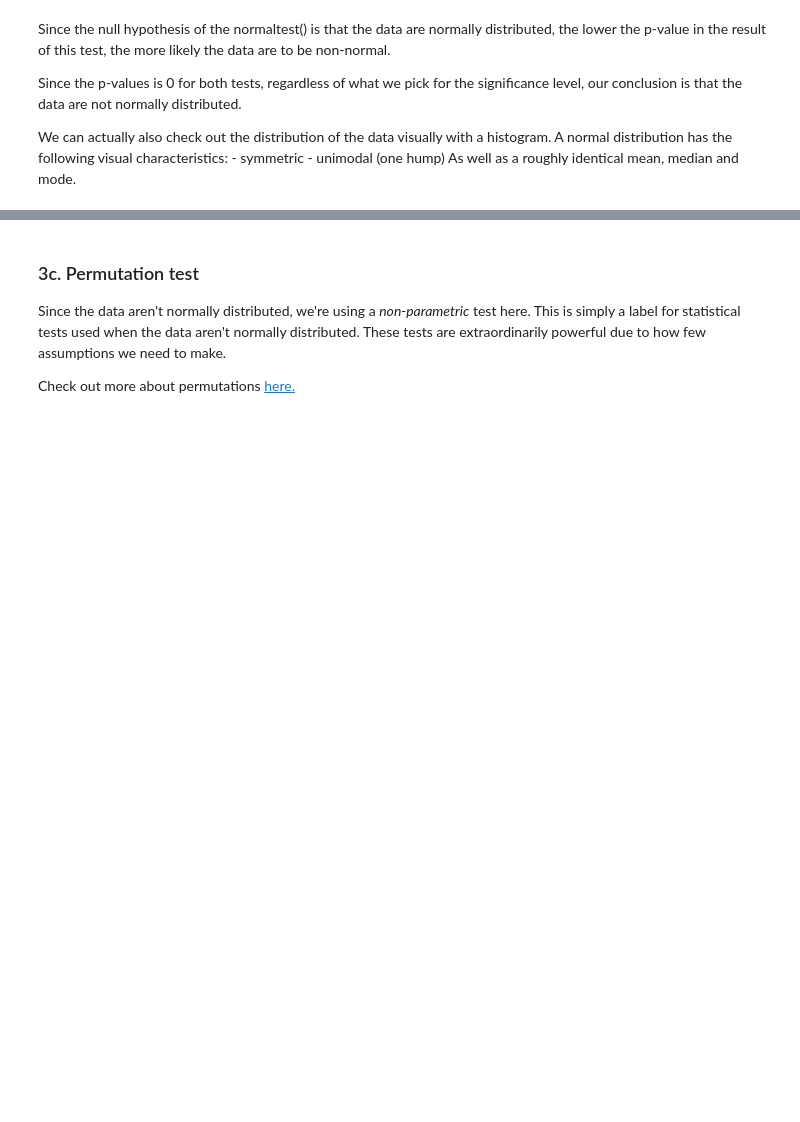
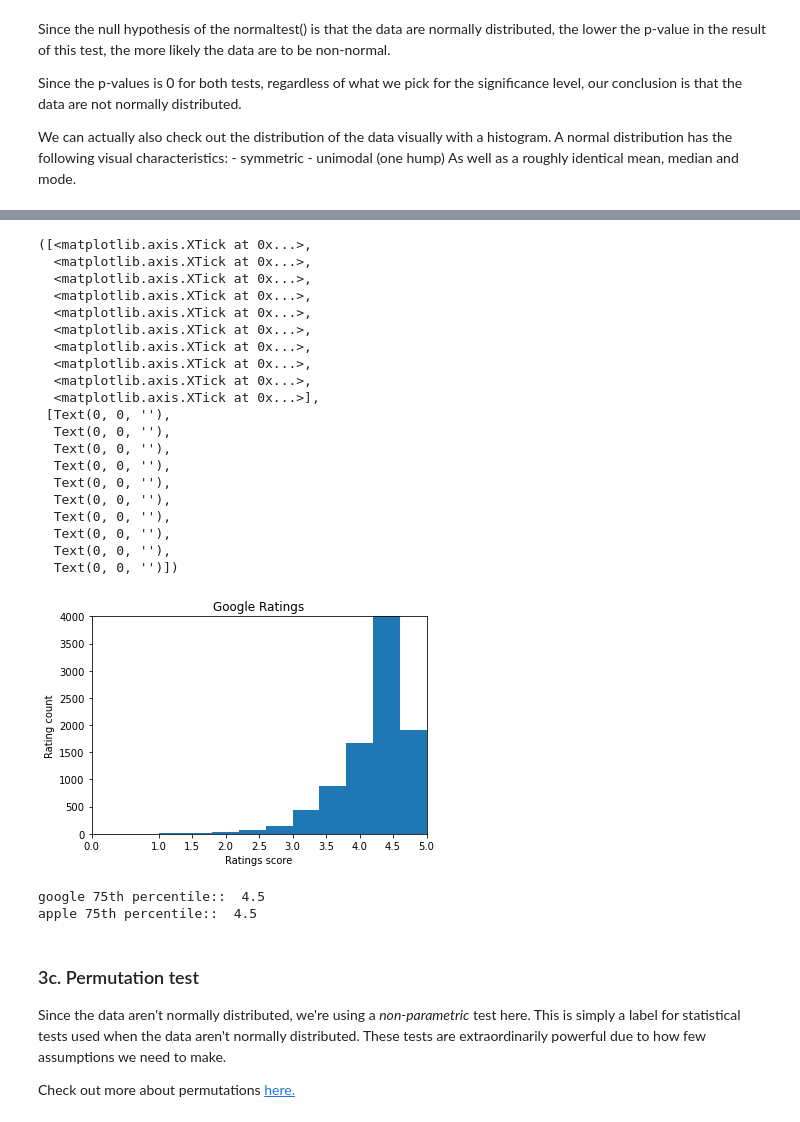
Before and after one commit to cjlcoursework/springboard_dc, a Jupyter notebook: projects/App/source/PART 3, Tier 3 - Modelling.ipynb, the cells around one changed output, grey strips where cells are left out. Cells and saved outputs as stored; diff of their text form; code cells hidden in the pictures; blank space fills up the shorter version.

```diff
--- a/projects/App/source/PART 3, Tier 3 - Modelling.ipynb
+++ b/projects/App/source/PART 3, Tier 3 - Modelling.ipynb
@@ -526,3 +546,42 @@ histoGoogle = plt.hist(google)
+# %%
+# Create a histogram of the google data
+histoGoogle = plt.hist(google)
+plt.title("Google Ratings")
+plt.xlabel("Ratings score")
+plt.ylabel("Rating count")
+plt.axis([0, 5, 0, 4000])
+plt.xticks(ticks=[0,1,1.5,2,2.5,3,3.5,4,4.5,5])
+# %% [output]
+([<matplotlib.axis.XTick at 0x...>,
+  <matplotlib.axis.XTick at 0x...>,
+  <matplotlib.axis.XTick at 0x...>,
+  <matplotlib.axis.XTick at 0x...>,
+  <matplotlib.axis.XTick at 0x...>,
+  <matplotlib.axis.XTick at 0x...>,
+  <matplotlib.axis.XTick at 0x...>,
+  <matplotlib.axis.XTick at 0x...>,
+  <matplotlib.axis.XTick at 0x...>,
+  <matplotlib.axis.XTick at 0x...>],
+ [Text(0, 0, ''),
+  Text(0, 0, ''),
+  Text(0, 0, ''),
+  Text(0, 0, ''),
+  Text(0, 0, ''),
+  Text(0, 0, ''),
+  Text(0, 0, ''),
+  Text(0, 0, ''),
+  Text(0, 0, ''),
+  Text(0, 0, '')])
+[figure, added]
+# %%
+perc = 75
+print(f"google {perc}th percentile:: ", np.percentile(google, perc))
+print(f"apple {perc}th percentile:: ", np.percentile(apple, perc))
+
+df.groupby(by='platform')['Permutation1'].describe()
+# %% [output]
+google 75th percentile::  4.5
+apple 75th percentile::  4.5
 # %% [markdown]
 ### 3c. Permutation test
 Since the data aren't normally distributed, we're using a *non-parametric* test here. This is simply a label for statistical tests used when the data aren't normally distributed. These tests are extraordinarily powerful due to how few assumptions we need to make.
```
Also changed, not shown: parts of 8 cells of this notebook, 8 other files.
